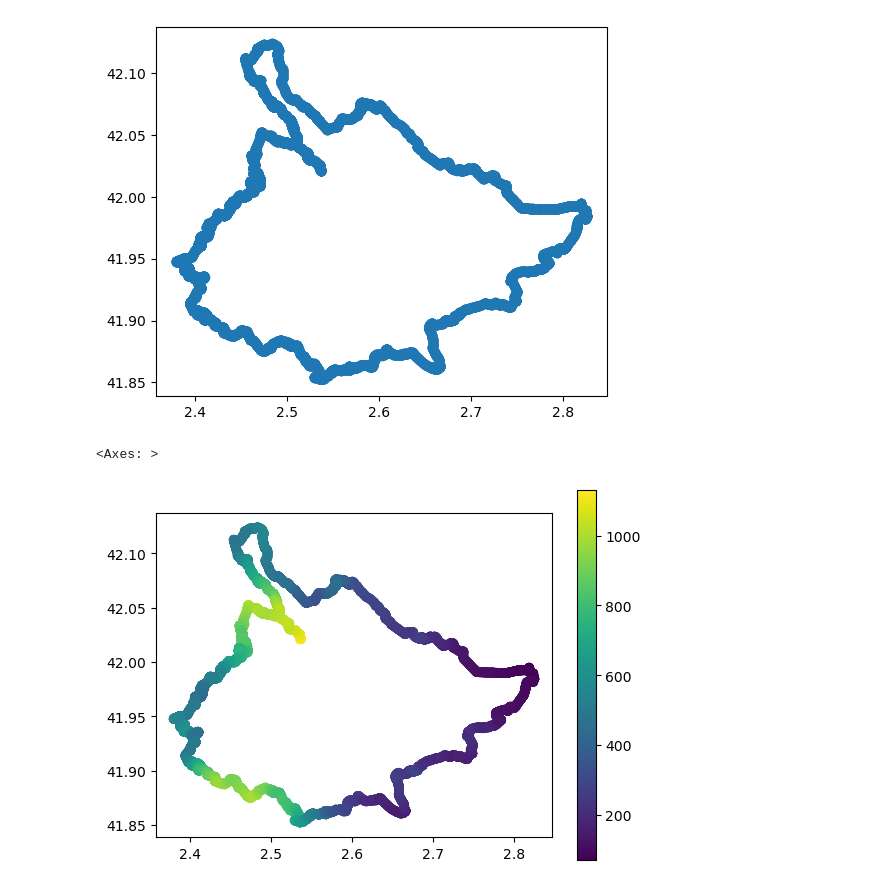
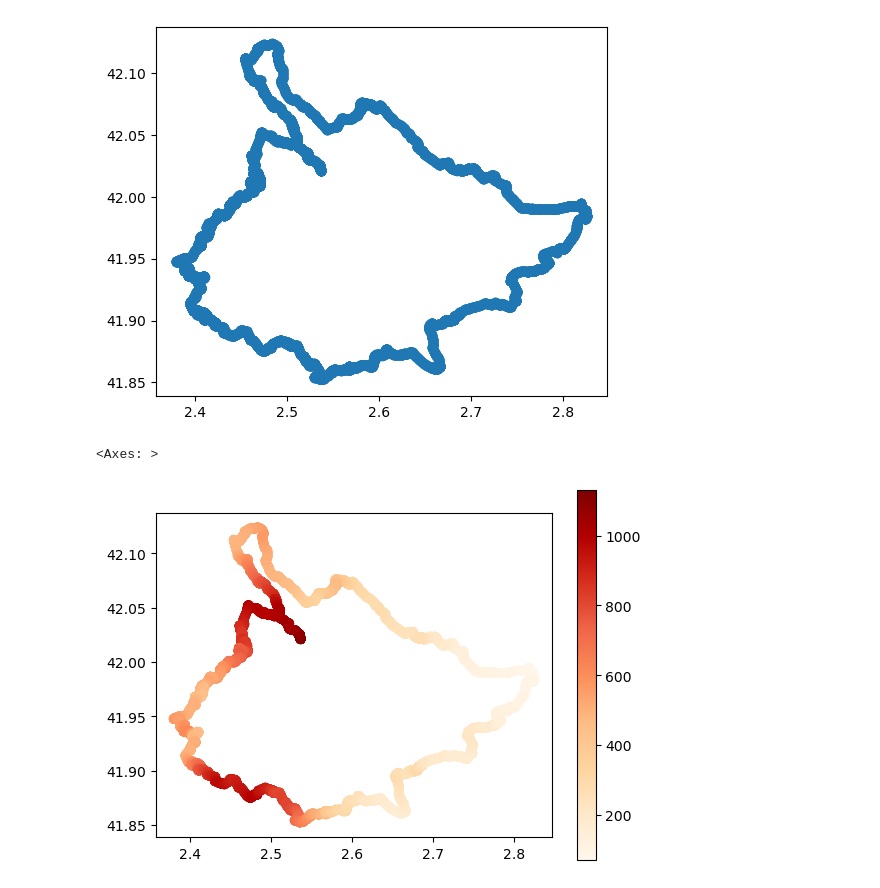
Before and after one commit to acgis-pera0044/gis4207-week02, a Jupyter notebook: LizanP_ShrutiJ/gpx_analysis.ipynb, the cells around one changed output. Drawn from its saved outputs; the diff is of its cells as text; code cells hidden in the pictures.

```diff
--- a/LizanP_ShrutiJ/gpx_analysis.ipynb
+++ b/LizanP_ShrutiJ/gpx_analysis.ipynb
@@ -65,7 +65,7 @@ gdf.plot()
 <Axes: >
 [figure]
 # %%
-gdf.plot("Elevation", legend=True)
+gdf.plot("Elevation", legend=True, cmap='OrRd')
 # %% [output]
 <Axes: >
-[figure, old version]
+[figure, new version]
```
Also changed, not shown: parts of 3 cells of this notebook.
